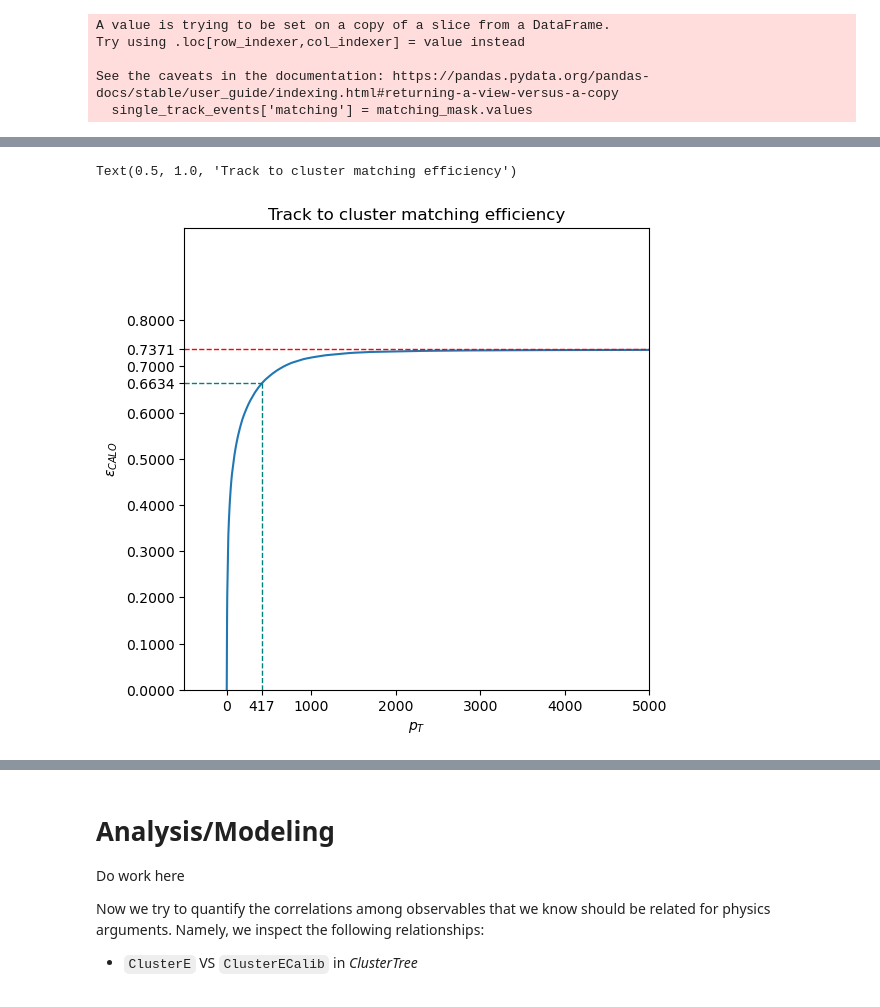
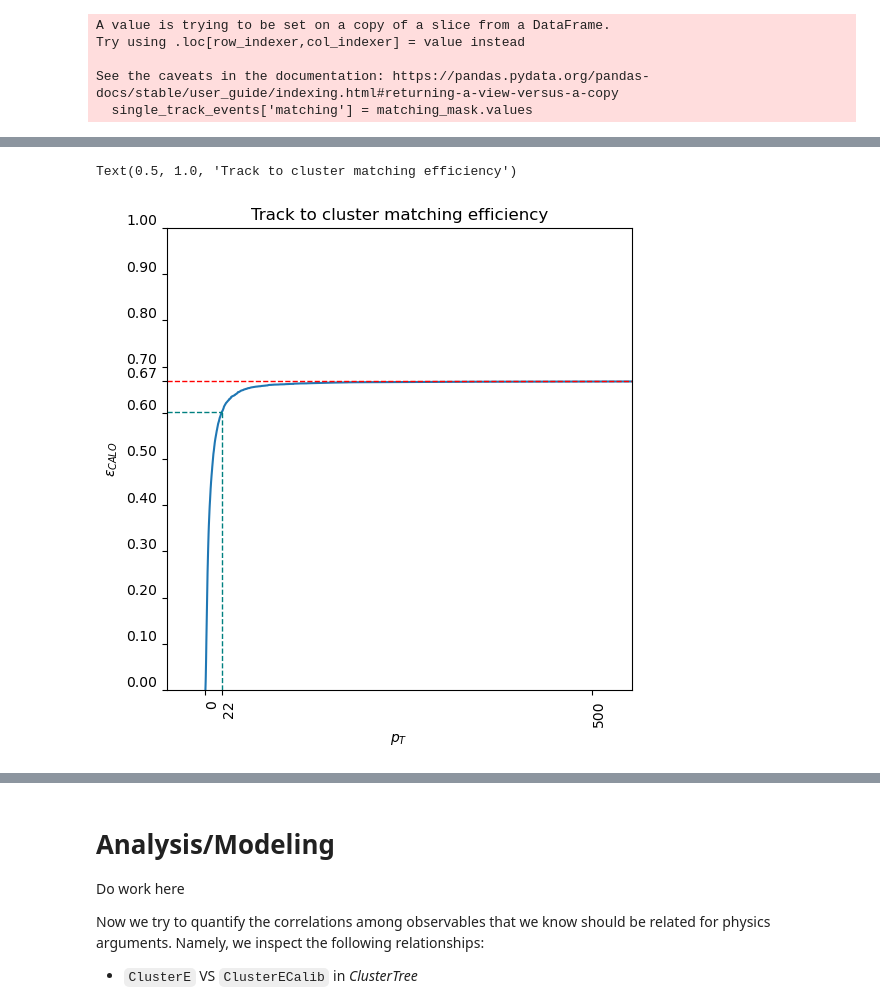
Before and after one commit to clissa/PointNet_Segmentation, a Jupyter notebook: nbs/EDA/Explore variables relationships.ipynb, the cells around one changed output, grey strips where cells are left out. Saved outputs shown, nothing was run; the diff lists cells and outputs as text; code cells hidden in the pictures.

Commit message:
Add notebook to explore variable correlations.
### NOTE: still not clear what the data keys should be

```diff
--- a/nbs/EDA/Explore variables relationships.ipynb
+++ b/nbs/EDA/Explore variables relationships.ipynb
@@ -21,5 +21,4 @@ pd.options.display.float_format = '{:,.4f}'.format
 pd.pandas.set_option('display.max_columns', None)
 
 REPO_PATH = Path().absolute().parent.parent
-DATA_PATH = REPO_PATH / "pnet_data/singlerho"
-# DATA_PATH = REPO_PATH / "pnet_data/rho_full"
+DATA_PATH = REPO_PATH / "pnet_data/rho_full"
@@ -252,6 +325,6 @@ track_cols = [
     #     "trackZ0",
 ]
 track_df = events.query("nTrack==1")[selected_cols[:1] +
-                                     track_cols].explode(track_cols)
+                                     track_cols]  #.explode(track_cols)
 track_df
 # %% [output]
@@ -574,9 +740,9 @@ def check_deltaR(group_df, R_thresh=0.2):
 
     # Calculate deltaEta and deltaPhi
     association_df[
-        "deltaEta"] = association_df.trackEta - association_df.clusterEta
+        "deltaEta"] = association_df.trackEta - association_df.cluster_Eta
     association_df["deltaPhi"] = compute_phi_diff(association_df.trackPhi,
-                                                  association_df.clusterPhi)
+                                                  association_df.cluster_Phi)
 
     # Calculate deltaR
     association_df["deltaR"] = (
@@ -587,6 +753,10 @@ def check_deltaR(group_df, R_thresh=0.2):
     return (association_df.deltaR < R_thresh).any()
 
 
+#     association_df["matching"] = association_df.deltaR < R_thresh
+# #     return (association_df.deltaR < R_thresh).any()
+#     return association_df
+
 # Apply the function to each group of eventNumber
 # selected_tracks = track_df[~track_df.trackPt.isna()].eventNumber
 # selected_clusters = cluster_df[~cluster_df.clusterE.isna()].eventNumber
@@ -645,39 +817,45 @@ pt_threshold = efficiency_plot_df.trackPt.iloc[[
 ]]
 # efficiency_plot_df.efficiency.quantile(qq)
 
-xmin, xmax = -500, 5000
+xmin, xmax = efficiency_plot_df.trackPt.min(
+) - 50, efficiency_plot_df.trackPt.max()/2
 fig, ax = plt.subplots(1, 1, figsize=(6, 6))
 
 ax.plot(efficiency_plot_df.trackPt, efficiency_plot_df.efficiency)
 ax.vlines(x=[pt_threshold],
           ymin=[0],
           ymax=[acceptable_efficiency_threshold],
           colors='teal',
           ls='--',
           lw=1,
           label=f'{qq*100:2.2f}% of best efficiency')
 ax.hlines(
     y=[acceptable_efficiency_threshold,
        efficiency_plot_df.efficiency.max()],
     xmin=[xmin, xmin],
     xmax=[pt_threshold, efficiency_plot_df.trackPt.max()],
     colors=['teal', "red"],
     ls='--',
     lw=1,
 )
 
 # plt.xticks(list(plt.xticks()[0]) +  [pt_threshold.values[0]])
-plt.xticks([0, pt_threshold.values[0], 1000, 2000, 3000, 4000, 5000])
-plt.yticks(
-    list(plt.yticks()[0]) +
-    [acceptable_efficiency_threshold,
-     efficiency_plot_df.efficiency.max()])
+plt.xticks([0, pt_threshold.values[0], 500, 1000, 2000, 3000, 4000, 5000],
+           rotation=90,
+           ha='left')
 
-ax.set_xlim(xmin, xmax)
+y_ticks = np.unique(
+    np.round(
+        [*np.arange(0, 1.01, 0.1)] +
+        [acceptable_efficiency_threshold,
+         efficiency_plot_df.efficiency.max()], 2))
+plt.yticks(np.sort(y_ticks), va="bottom")
+
+ax.set_xlim(xmin, xmax+1)
 ax.set_ylim(0, 1)
 ax.set_xlabel("$p_T$")
 ax.set_ylabel("$\epsilon_{CALO}$")
 plt.title("Track to cluster matching efficiency")
 # %% [output]
 Text(0.5, 1.0, 'Track to cluster matching efficiency')
-[figure, old version]
+[figure, new version]
```
Also changed, not shown: parts of 42 cells of this notebook.
